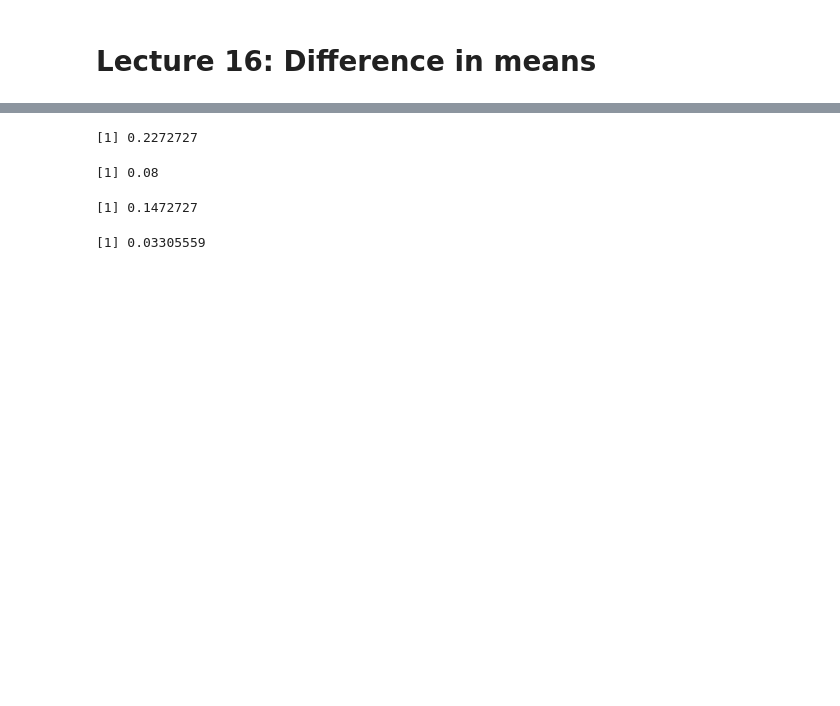
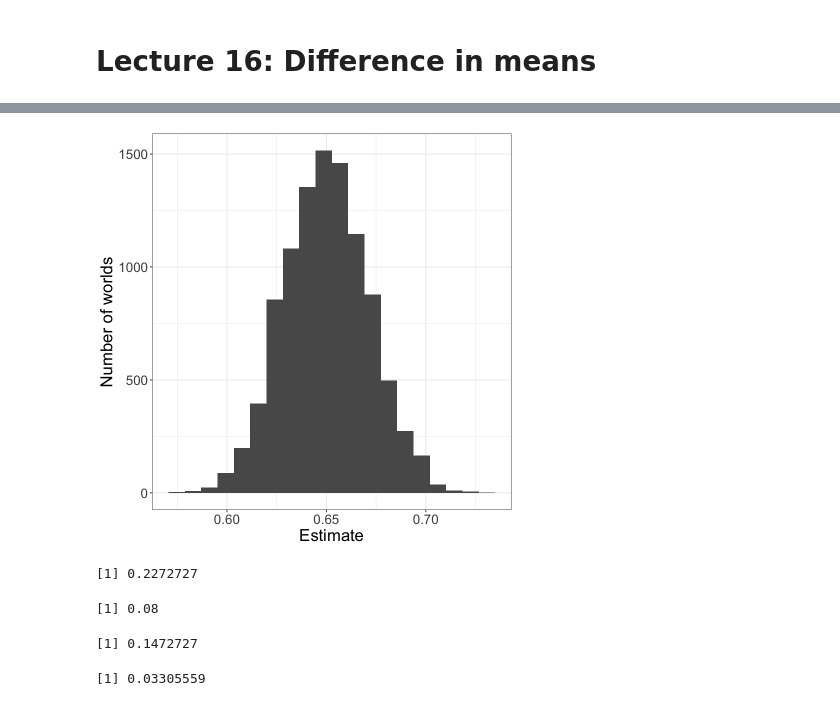
Before and after one commit to 5harad/API201-2022, a Jupyter notebook: lectures/lecture-16-code.ipynb, the cells around one changed output, grey strips where cells are left out. Saved outputs shown, nothing was run; the diff lists cells and outputs as text; code cells hidden in the pictures; blank space fills up the shorter version.

```diff
--- a/lectures/lecture-16-code.ipynb
+++ b/lectures/lecture-16-code.ipynb
@@ -22,3 +45,13 @@ Warning message in system("timedatectl", intern = TRUE):
+# %%
+many_worlds <- replicate(1e4, mean(sample(support_raw, 500, replace = TRUE)))
+# %%
+ggplot(data.frame(Estimate=many_worlds), aes(x=Estimate)) +
+        geom_histogram(bins=20) +
+        scale_y_continuous('Number of worlds') +
+        theme(text = element_text(size = 20))
+ggsave('support-sample-mean.png', width=4, height=4)
+# %% [output]
+[figure, added]
 # %%
 n1 <- 220
 
```
Also changed, not shown: parts of 5 cells of this notebook.
